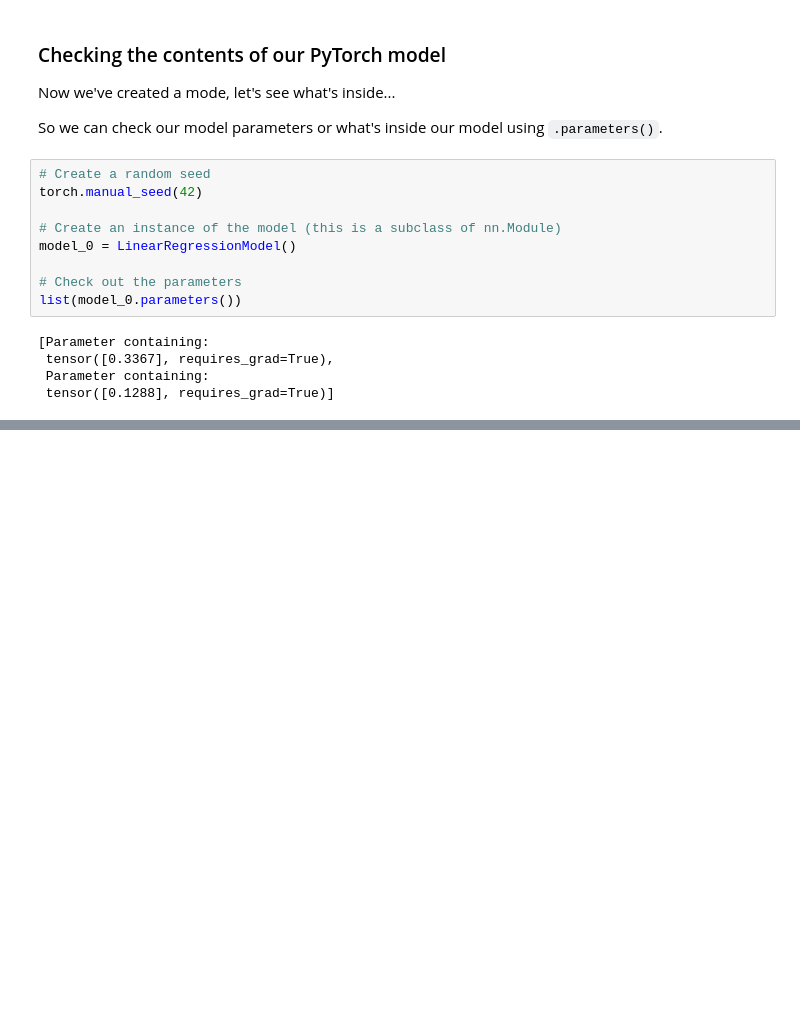
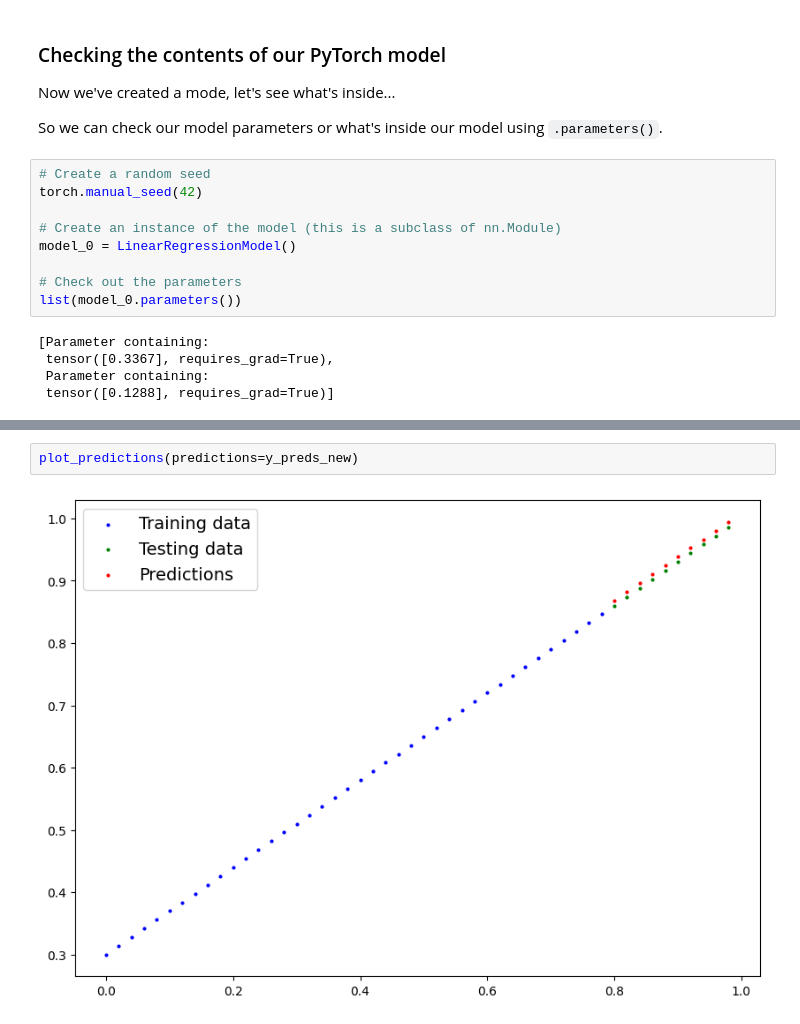
Before and after one commit to Rayden98/pytorch_workflow, a Jupyter notebook: 01_pytorch_workflow.ipynb, the cells around one changed output, grey strips where cells are left out. Saved outputs shown, nothing was run; the diff lists cells and outputs as text; blank space fills up the shorter version.

```diff
--- a/01_pytorch_workflow.ipynb
+++ b/01_pytorch_workflow.ipynb
@@ -204,0 +400,4 @@ list(model_0.parameters())
+# %%
+plot_predictions(predictions=y_preds_new)
+# %% [output]
+[figure, added]
```
Also changed, not shown: parts of 18 cells of this notebook.
